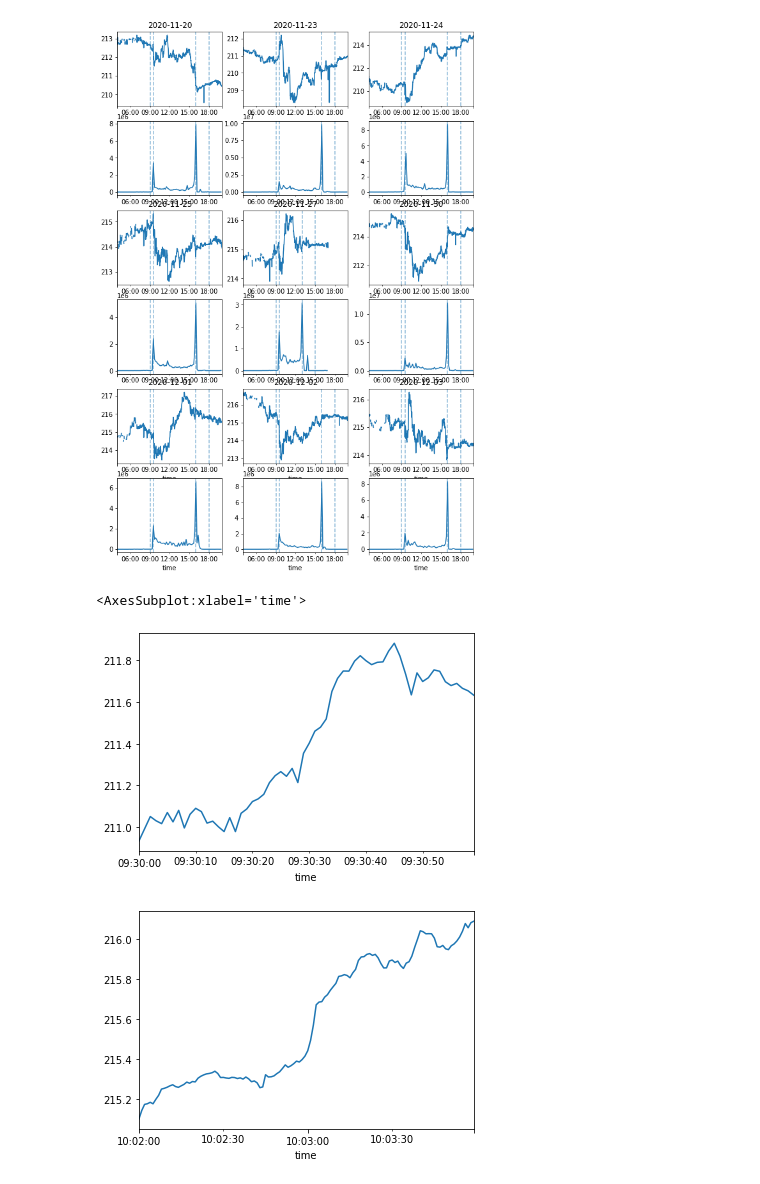
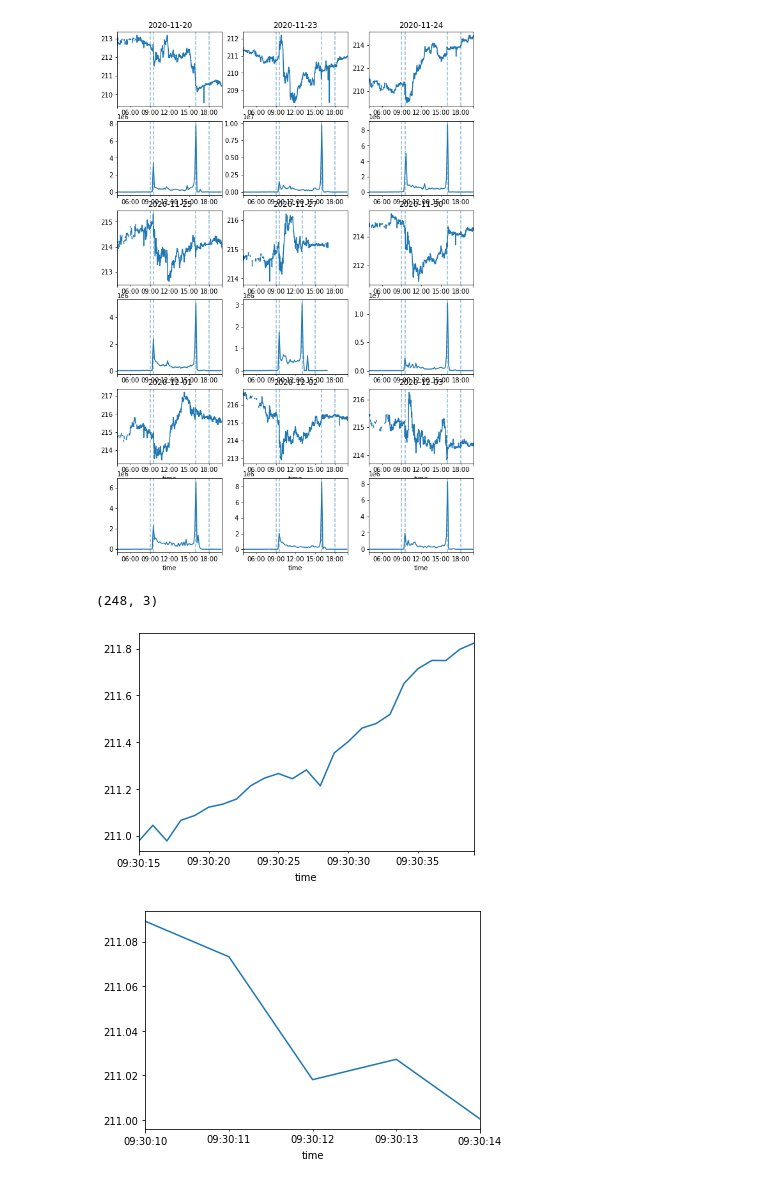
Before and after one commit to dwitvliet/project-stock-trading, a Jupyter notebook: sandbox.ipynb, the cells around one changed output. Cells and saved outputs as stored; diff of their text form; code cells hidden in the pictures.

```diff
--- a/sandbox.ipynb
+++ b/sandbox.ipynb
@@ -80,27 +80,38 @@ for i in range(0, 9):
 # %% [output]
 [figure]
 # %%
-trades = db.get_trades(ticker, '2020-11-23')
-trades = pd.DataFrame(trades, columns=['timestamp', 'price', 'volume'])
-trades['time'] = pd.to_datetime(trades['timestamp']).dt.tz_localize('UTC').dt.tz_convert('America/New_York')
-
-rise = trades
-rise = rise[rise['time'].dt.time > datetime.time(9, 30)]
-rise = rise[rise['time'].dt.time < datetime.time(9, 31)]
-plt.figure()
-rise.groupby(pd.Grouper(key='time', freq='1S'))['price'].mean().plot.line()
+ticker = 'MSFT'
 
 
-trades = db.get_trades(ticker, '2020-12-03')
-trades = pd.DataFrame(trades, columns=['timestamp', 'price', 'volume'])
-trades['time'] = pd.to_datetime(trades['timestamp']).dt.tz_localize('UTC').dt.tz_convert('America/New_York')
+trades = db.get_trades(ticker, '2020-11-23')
 
-fall = trades
-fall = fall[fall['time'].dt.time > datetime.time(10, 2)]
-fall = fall[fall['time'].dt.time < datetime.time(10, 4)]
+subset = trades[trades['time'].dt.time > datetime.time(9, 30, 15)]
+subset = subset[subset['time'].dt.time < datetime.time(9, 30, 40)]
 plt.figure()
-fall.groupby(pd.Grouper(key='time', freq='1S'))['price'].mean().plot.line()
+subset.groupby(pd.Grouper(key='time', freq='1S'))['price'].mean().plot.line()
+# plt.xlim(datetime.time(9, 30), datetime.time(9, 31))
+
+subset.shape
+
+
+subset = trades[trades['time'].dt.time > datetime.time(9, 30, 10)]
+subset = subset[subset['time'].dt.time < datetime.time(9, 30, 15)]
+plt.figure()
+subset.groupby(pd.Grouper(key='time', freq='1S'))['price'].mean().plot.line()
+# plt.xlim(datetime.time(9, 30), datetime.time(9, 31))
+
+subset.shape
+
+# trades = db.get_trades(ticker, '2020-12-03')
+# trades = pd.DataFrame(trades, columns=['timestamp', 'price', 'volume'])
+# trades['time'] = pd.to_datetime(trades['timestamp']).dt.tz_localize('UTC').dt.tz_convert('America/New_York')
+
+# fall = trades
+# fall = fall[fall['time'].dt.time > datetime.time(10, 2)]
+# fall = fall[fall['time'].dt.time < datetime.time(10, 4)]
+# plt.figure()
+# fall.groupby(pd.Grouper(key='time', freq='1S'))['price'].mean().plot.line()
 # %% [output]
-<AxesSubplot:xlabel='time'>
+(248, 3)
-[figure, old version]
+[figure, new version]
-[figure, old version]
+[figure, new version]
```
Also changed, not shown: parts of 1 cell of this notebook.
